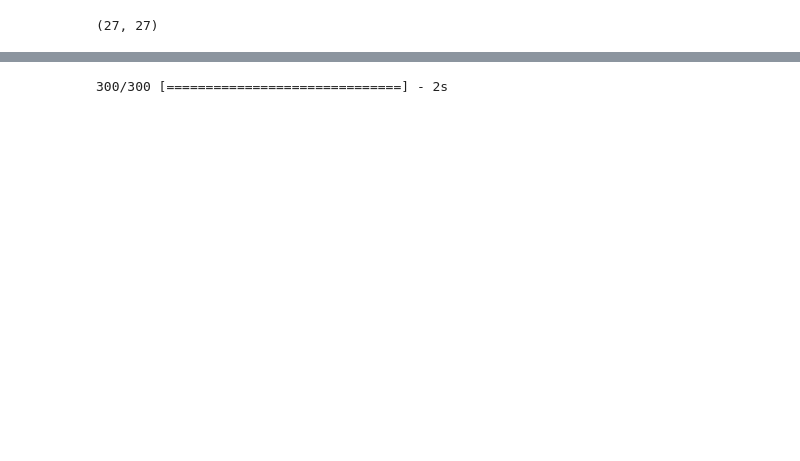
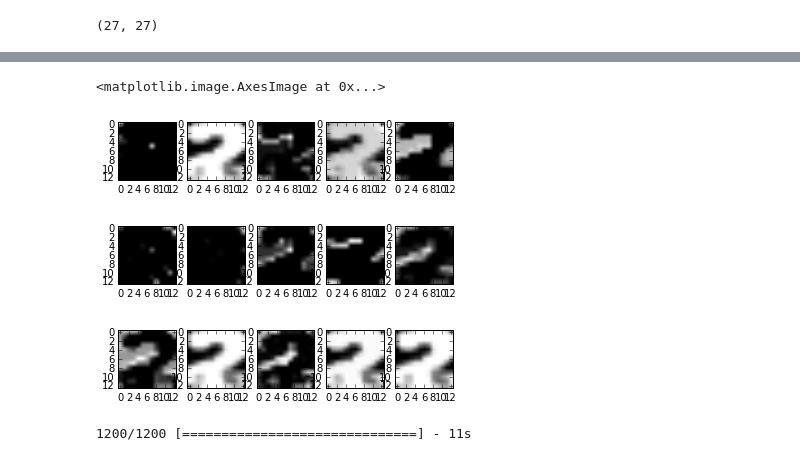
Before and after one commit to dikien/break-captcha, a Jupyter notebook: Step4_Generate_Clssifier_keras_conv_visualize.ipynb, the cells around one changed output, grey strips where cells are left out. Cells and saved outputs as stored; diff of their text form; code cells hidden in the pictures; blank space fills up the shorter version.

```diff
--- a/Step4_Generate_Clssifier_keras_conv_visualize.ipynb
+++ b/Step4_Generate_Clssifier_keras_conv_visualize.ipynb
@@ -213,6 +251,15 @@ ax4.imshow(sample_4, cmap='gray')
 # %%
+# Sequential wrapper model
 model2 = Sequential()
+
+# first convolutional layer
+model2.add(Convolution2D(32, 1, 2, 2, weights=model.layers[0].get_weights()))
+model2.add(Activation('relu'))
+
+# second convolutional layer
 model2.add(Convolution2D(48, 32, 2, 2, weights=model.layers[2].get_weights()))
 model2.add(Activation('relu'))
+model2.add(MaxPooling2D(poolsize=(2,2)))
+
 model2.compile(loss='categorical_crossentropy', optimizer=sgd)
 # %%
@@ -250,0 +281,59 @@ model3.compile(loss='categorical_crossentropy', optimizer=sgd)
+# %%
+sample_0 = valX_h_2[0][0]
+sample_1 = valX_h_2[0][1]
+sample_2 = valX_h_2[0][2]
+sample_3 = valX_h_2[0][3]
+sample_4 = valX_h_2[0][4]
+sample_5 = valX_h_2[0][5]
+sample_6 = valX_h_2[0][6]
+sample_7 = valX_h_2[0][7]
+sample_8 = valX_h_2[0][8]
+sample_9 = valX_h_2[0][9]
+sample_10 = valX_h_2[0][10]
+sample_11 = valX_h_2[0][11]
+sample_12 = valX_h_2[0][12]
+sample_13 = valX_h_2[0][13]
+sample_14 = valX_h_2[0][14]
+sample_15 = valX_h_2[0][15]
+sample_16 = valX_h_2[0][16]
+sample_17 = valX_h_2[0][17]
+sample_18 = valX_h_2[0][18]
+sample_19 = valX_h_2[0][19]
+sample_20 = valX_h_2[0][20]
+sample_21 = valX_h_2[0][21]
+sample_22 = valX_h_2[0][22]
+sample_23 = valX_h_2[0][23]
+sample_24 = valX_h_2[0][24]
+sample_25 = valX_h_2[0][25]
+sample_26 = valX_h_2[0][26]
+sample_27 = valX_h_2[0][27]
+sample_28 = valX_h_2[0][28]
+sample_29 = valX_h_2[0][29]
+sample_30 = valX_h_2[0][30]
+sample_31 = valX_h_2[0][31]
+
+fig, (ax0, ax1, ax2, ax3, ax4) = plt.subplots(1, 5)
+ax0.imshow(sample_0, cmap='gray')
+ax1.imshow(sample_1, cmap='gray')
+ax2.imshow(sample_2, cmap='gray')
+ax3.imshow(sample_3, cmap='gray')
+ax4.imshow(sample_4, cmap='gray')
+
+fig, (ax0, ax1, ax2, ax3, ax4) = plt.subplots(1, 5)
+ax0.imshow(sample_10, cmap='gray')
+ax1.imshow(sample_11, cmap='gray')
+ax2.imshow(sample_12, cmap='gray')
+ax3.imshow(sample_13, cmap='gray')
+ax4.imshow(sample_14, cmap='gray')
+
+fig, (ax0, ax1, ax2, ax3, ax4) = plt.subplots(1, 5)
+ax0.imshow(sample_20, cmap='gray')
+ax1.imshow(sample_21, cmap='gray')
+ax2.imshow(sample_22, cmap='gray')
+ax3.imshow(sample_23, cmap='gray')
+ax4.imshow(sample_24, cmap='gray')
+# %% [output]
+<matplotlib.image.AxesImage at 0x...>
+[figure, added]
+[figure, added]
+[figure, added]
@@ -251,7 +358,7 @@ model3.compile(loss='categorical_crossentropy', optimizer=sgd)
 # %%
-valX_h_3 = model3.predict(valX_h_2)
+valX_h_3 = model3.predict(valX)
 # %% [output]
-300/300 [==============================] - 2s
+1200/1200 [==============================] - 11s
 # %%
 valX_h_3.shape
 # %% [output]
```
Also changed, not shown: parts of 30 cells of this notebook.
